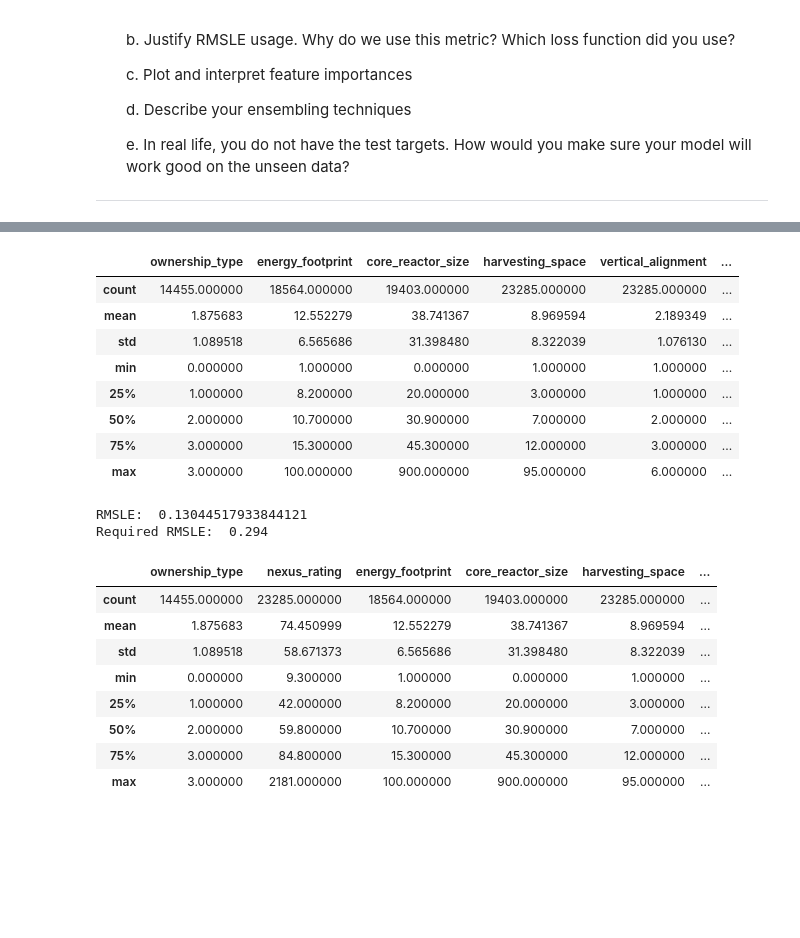
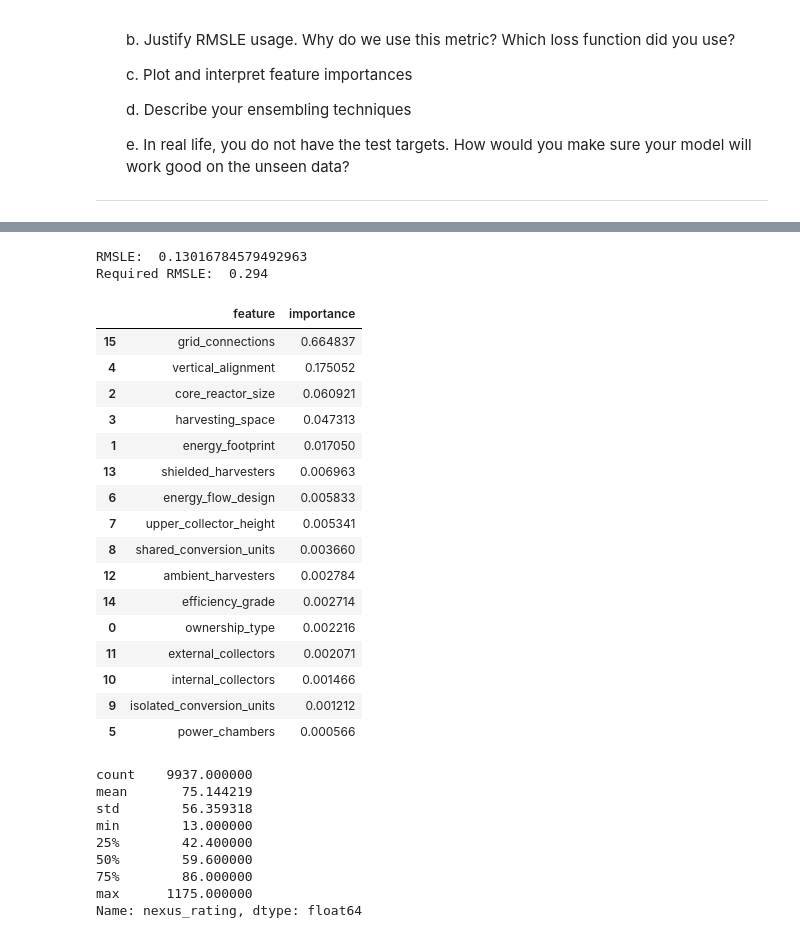
Before and after one commit to Eoely/TDT4172, a Jupyter notebook: a1/Chapter_1.ipynb, the cells around one changed output, grey strips where cells are left out. Cells and saved outputs as stored; diff of their text form; code cells hidden in the pictures; blank space fills up the shorter version.

```diff
--- a/a1/Chapter_1.ipynb
+++ b/a1/Chapter_1.ipynb
@@ -416,31 +435,44 @@ y_train = train['nexus_rating']
 x_test = test.drop(columns=["nexus_rating"]).copy()
 model.fit(x_train, y_train)
 y_pred = model.predict(x_test)
-x_train.describe()
-# %% [output]
-|  | ownership_type | energy_footprint | core_reactor_size | harvesting_space | vertical_alignment | ... |
-| count | 14455.000000 | 18564.000000 | 19403.000000 | 23285.000000 | 23285.000000 | ... |
-| mean | 1.875683 | 12.552279 | 38.741367 | 8.969594 | 2.189349 | ... |
-| std | 1.089518 | 6.565686 | 31.398480 | 8.322039 | 1.076130 | ... |
-| min | 0.000000 | 1.000000 | 0.000000 | 1.000000 | 1.000000 | ... |
-| 25% | 1.000000 | 8.200000 | 20.000000 | 3.000000 | 1.000000 | ... |
-| 50% | 2.000000 | 10.700000 | 30.900000 | 7.000000 | 2.000000 | ... |
-| 75% | 3.000000 | 15.300000 | 45.300000 | 12.000000 | 3.000000 | ... |
-| max | 3.000000 | 100.000000 | 900.000000 | 95.000000 | 6.000000 | ... |
 # %%
 # Example rmsle check
 print('RMSLE: ', rmsle(test['nexus_rating'], y_pred))
 print('Required RMSLE: ', 0.294)
-train.describe()
+
+
+feature_importance = pd.DataFrame({'feature' : model.feature_names_in_, 'importance' : model.feature_importances_}).sort_values(by='importance', ascending=False)
+feature_importance
 # %% [output]
-RMSLE:  0.13044517933844121
+RMSLE:  0.13016784579492963
 Required RMSLE:  0.294
-|  | ownership_type | nexus_rating | energy_footprint | core_reactor_size | harvesting_space | ... |
-| count | 14455.000000 | 23285.000000 | 18564.000000 | 19403.000000 | 23285.000000 | ... |
-| mean | 1.875683 | 74.450999 | 12.552279 | 38.741367 | 8.969594 | ... |
-| std | 1.089518 | 58.671373 | 6.565686 | 31.398480 | 8.322039 | ... |
-| min | 0.000000 | 9.300000 | 1.000000 | 0.000000 | 1.000000 | ... |
-| 25% | 1.000000 | 42.000000 | 8.200000 | 20.000000 | 3.000000 | ... |
-| 50% | 2.000000 | 59.800000 | 10.700000 | 30.900000 | 7.000000 | ... |
-| 75% | 3.000000 | 84.800000 | 15.300000 | 45.300000 | 12.000000 | ... |
-| max | 3.000000 | 2181.000000 | 100.000000 | 900.000000 | 95.000000 | ... |
+|  | feature | importance |
+| 15 | grid_connections | 0.664837 |
+| 4 | vertical_alignment | 0.175052 |
+| 2 | core_reactor_size | 0.060921 |
+| 3 | harvesting_space | 0.047313 |
+| 1 | energy_footprint | 0.017050 |
+| 13 | shielded_harvesters | 0.006963 |
+| 6 | energy_flow_design | 0.005833 |
+| 7 | upper_collector_height | 0.005341 |
+| 8 | shared_conversion_units | 0.003660 |
+| 12 | ambient_harvesters | 0.002784 |
+| 14 | efficiency_grade | 0.002714 |
+| 0 | ownership_type | 0.002216 |
+| 11 | external_collectors | 0.002071 |
+| 10 | internal_collectors | 0.001466 |
+| 9 | isolated_conversion_units | 0.001212 |
+| 5 | power_chambers | 0.000566 |
+# %%
+# Show the range of the values to predict, see max and min
+test['nexus_rating'].describe()
+# %% [output]
+count    9937.000000
+mean       75.144219
+std        56.359318
+min        13.000000
+25%        42.400000
+50%        59.600000
+75%        86.000000
+max      1175.000000
+Name: nexus_rating, dtype: float64
```
Also changed, not shown: parts of 8 cells of this notebook, 2 other files.
